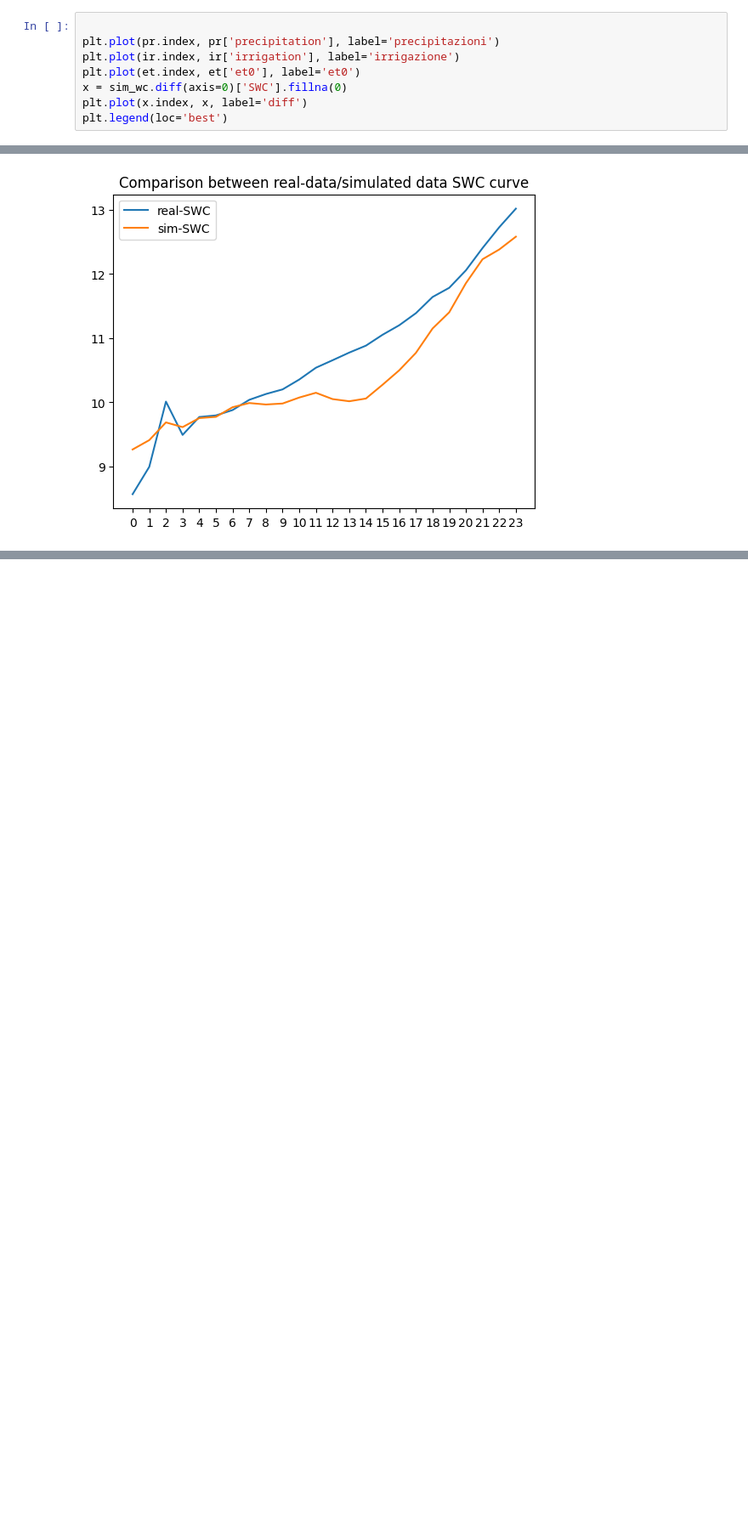
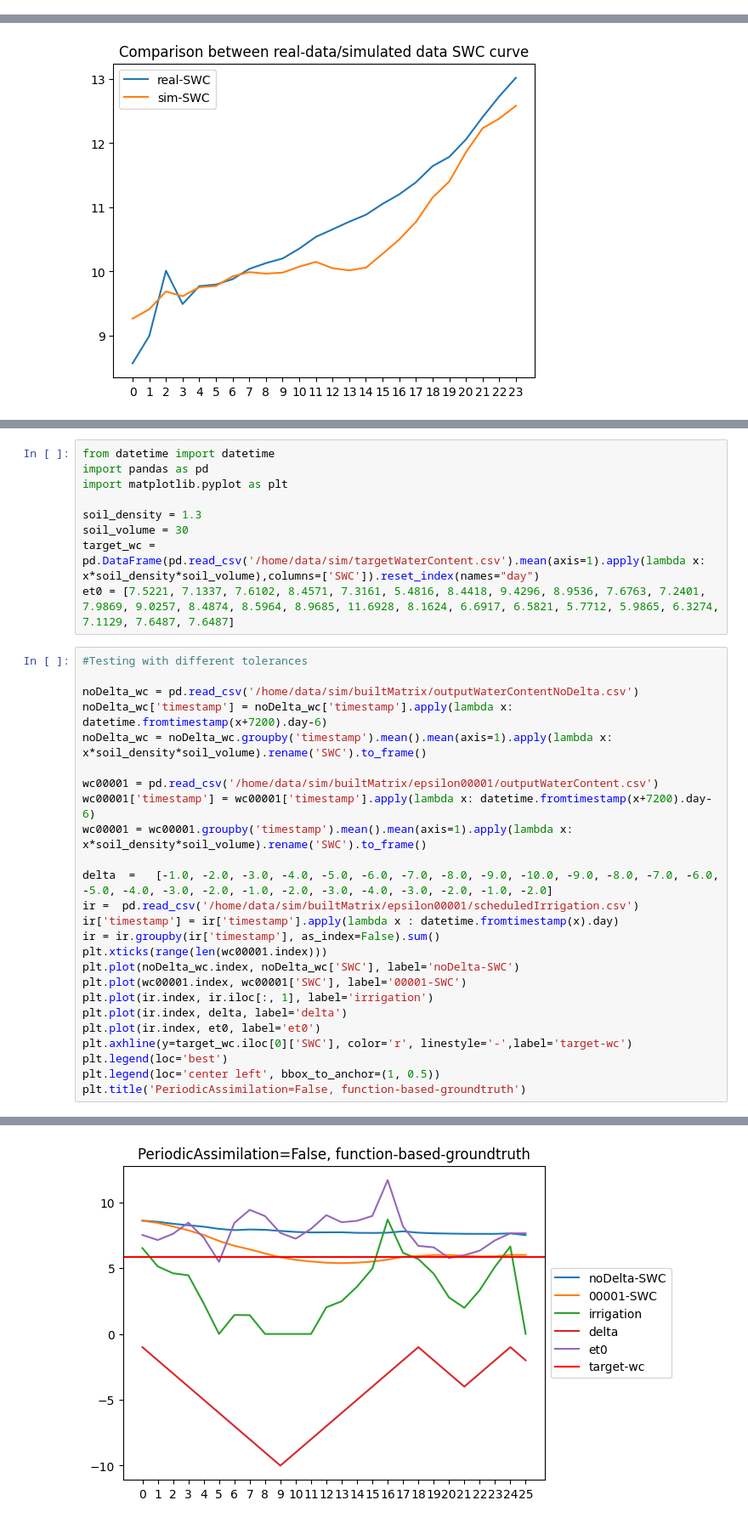
Before and after one commit to josephgiovanelli/et0_calculation, a Jupyter notebook: notebook.ipynb, the cells around one changed output, grey strips where cells are left out. Shown at 85% size. Cells and saved outputs as stored; diff of their text form; blank space fills up the shorter version.

Commit message:
Fixed and updated charts

```diff
--- a/notebook.ipynb
+++ b/notebook.ipynb
@@ -295,11 +287,3 @@ plt.title('Comparison between et0-based daily water deficit & SWC-based')
 # %% [output]
 Text(0.5, 1.0, 'Comparison between et0-based daily water deficit & SWC-based')
 [figure]
-# %%
-
-plt.plot(pr.index, pr['precipitation'], label='precipitazioni')
-plt.plot(ir.index, ir['irrigation'], label='irrigazione')
-plt.plot(et.index, et['et0'], label='et0')
-x = sim_wc.diff(axis=0)['SWC'].fillna(0)
-plt.plot(x.index, x, label='diff')
-plt.legend(loc='best')
@@ -430,0 +301,35 @@ Ogni giorno dobbiamo
+# %%
+from datetime import datetime
+import pandas as pd
+import matplotlib.pyplot as plt
+
+soil_density = 1.3
+soil_volume = 30
+target_wc = pd.DataFrame(pd.read_csv('/home/data/sim/targetWaterContent.csv').mean(axis=1).apply(lambda x: x*soil_density*soil_volume),columns=['SWC']).reset_index(names="day")
+et0 = [7.5221, 7.1337, 7.6102, 8.4571, 7.3161, 5.4816, 8.4418, 9.4296, 8.9536, 7.6763, 7.2401, 7.9869, 9.0257, 8.4874, 8.5964, 8.9685, 11.6928, 8.1624, 6.6917, 6.5821, 5.7712, 5.9865, 6.3274, 7.1129, 7.6487, 7.6487]
+# %%
+#Testing with different tolerances
+
+noDelta_wc = pd.read_csv('/home/data/sim/builtMatrix/outputWaterContentNoDelta.csv')
+noDelta_wc['timestamp'] = noDelta_wc['timestamp'].apply(lambda x: datetime.fromtimestamp(x+7200).day-6)
+noDelta_wc = noDelta_wc.groupby('timestamp').mean().mean(axis=1).apply(lambda x: x*soil_density*soil_volume).rename('SWC').to_frame()
+
+wc00001 = pd.read_csv('/home/data/sim/builtMatrix/epsilon00001/outputWaterContent.csv')
+wc00001['timestamp'] = wc00001['timestamp'].apply(lambda x: datetime.fromtimestamp(x+7200).day-6)
+wc00001 = wc00001.groupby('timestamp').mean().mean(axis=1).apply(lambda x: x*soil_density*soil_volume).rename('SWC').to_frame()
+
+delta  =   [-1.0, -2.0, -3.0, -4.0, -5.0, -6.0, -7.0, -8.0, -9.0, -10.0, -9.0, -8.0, -7.0, -6.0, -5.0, -4.0, -3.0, -2.0, -1.0, -2.0, -3.0, -4.0, -3.0, -2.0, -1.0, -2.0]
+ir =  pd.read_csv('/home/data/sim/builtMatrix/epsilon00001/scheduledIrrigation.csv')
+ir['timestamp'] = ir['timestamp'].apply(lambda x : datetime.fromtimestamp(x).day)
+ir = ir.groupby(ir['timestamp'], as_index=False).sum()
+plt.xticks(range(len(wc00001.index)))
+plt.plot(noDelta_wc.index, noDelta_wc['SWC'], label='noDelta-SWC')
+plt.plot(wc00001.index, wc00001['SWC'], label='00001-SWC')
+plt.plot(ir.index, ir.iloc[:, 1], label='irrigation')
+plt.plot(ir.index, delta, label='delta')
+plt.plot(ir.index, et0, label='et0')
+plt.axhline(y=target_wc.iloc[0]['SWC'], color='r', linestyle='-',label='target-wc')
+plt.legend(loc='best')
+plt.legend(loc='center left', bbox_to_anchor=(1, 0.5))
+plt.title('PeriodicAssimilation=False, function-based-groundtruth')
+# %% [output]
@@ -430,0 +337 @@ Ogni giorno dobbiamo
+[figure, added]
```
Also changed, not shown: parts of 16 cells of this notebook, 25 other files.
